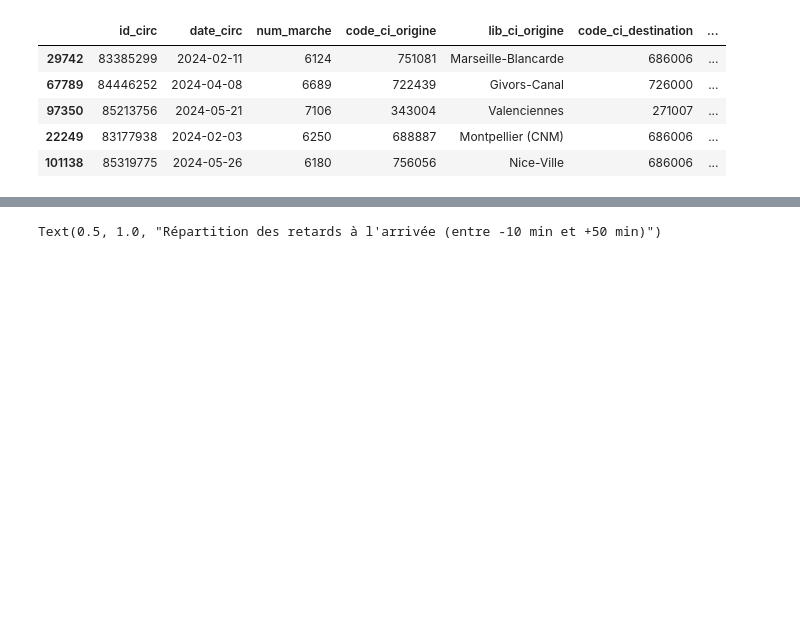
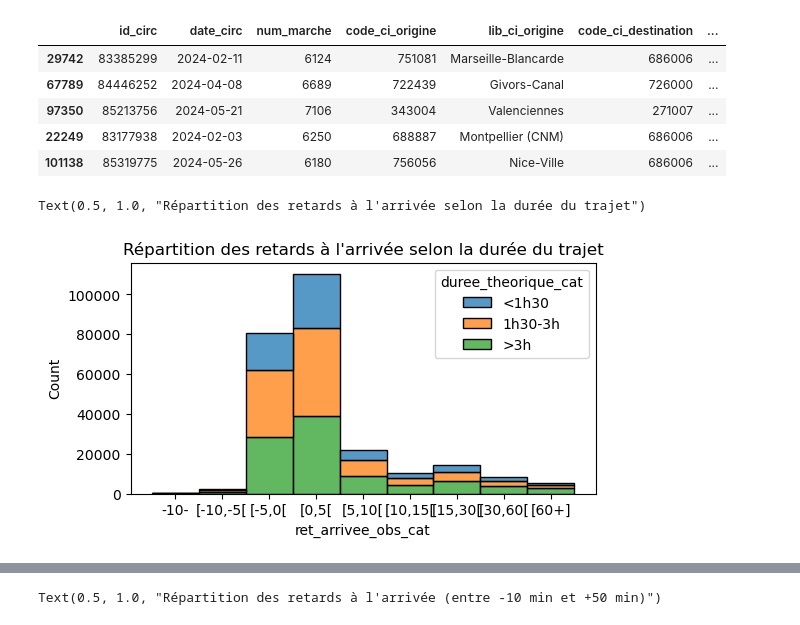
Before and after one commit to Gallien-e/analyse-retard-sncf, a Jupyter notebook: notebooks/2-EDA.ipynb, the cells around one changed output, grey strips where cells are left out. Saved outputs shown, nothing was run; the diff lists cells and outputs as text; code cells hidden in the pictures; blank space fills up the shorter version.

```diff
--- a/notebooks/2-EDA.ipynb
+++ b/notebooks/2-EDA.ipynb
@@ -31,3 +36,11 @@ df.sort_values(by='ret_depart_obs_min', ascending=True).head()
 | 97350 | 85213756 | 2024-05-21 | 7106 | 343004 | Valenciennes | 271007 | ... |
 | 22249 | 83177938 | 2024-02-03 | 6250 | 688887 | Montpellier (CNM) | 686006 | ... |
 | 101138 | 85319775 | 2024-05-26 | 6180 | 756056 | Nice-Ville | 686006 | ... |
+# %%
+# Répartition des retards à l'arrivée selon la durée du trajet
+plt.figure(figsize=(6,3))
+sns.histplot(data=df, x="ret_arrivee_obs_cat", hue="duree_theorique_cat", multiple="stack", stat="count")
+plt.title("Répartition des retards à l'arrivée selon la durée du trajet")
+# %% [output]
+Text(0.5, 1.0, "Répartition des retards à l'arrivée selon la durée du trajet")
+[figure, new version]
```
Also changed, not shown: parts of 20 cells of this notebook, 1 other file.
